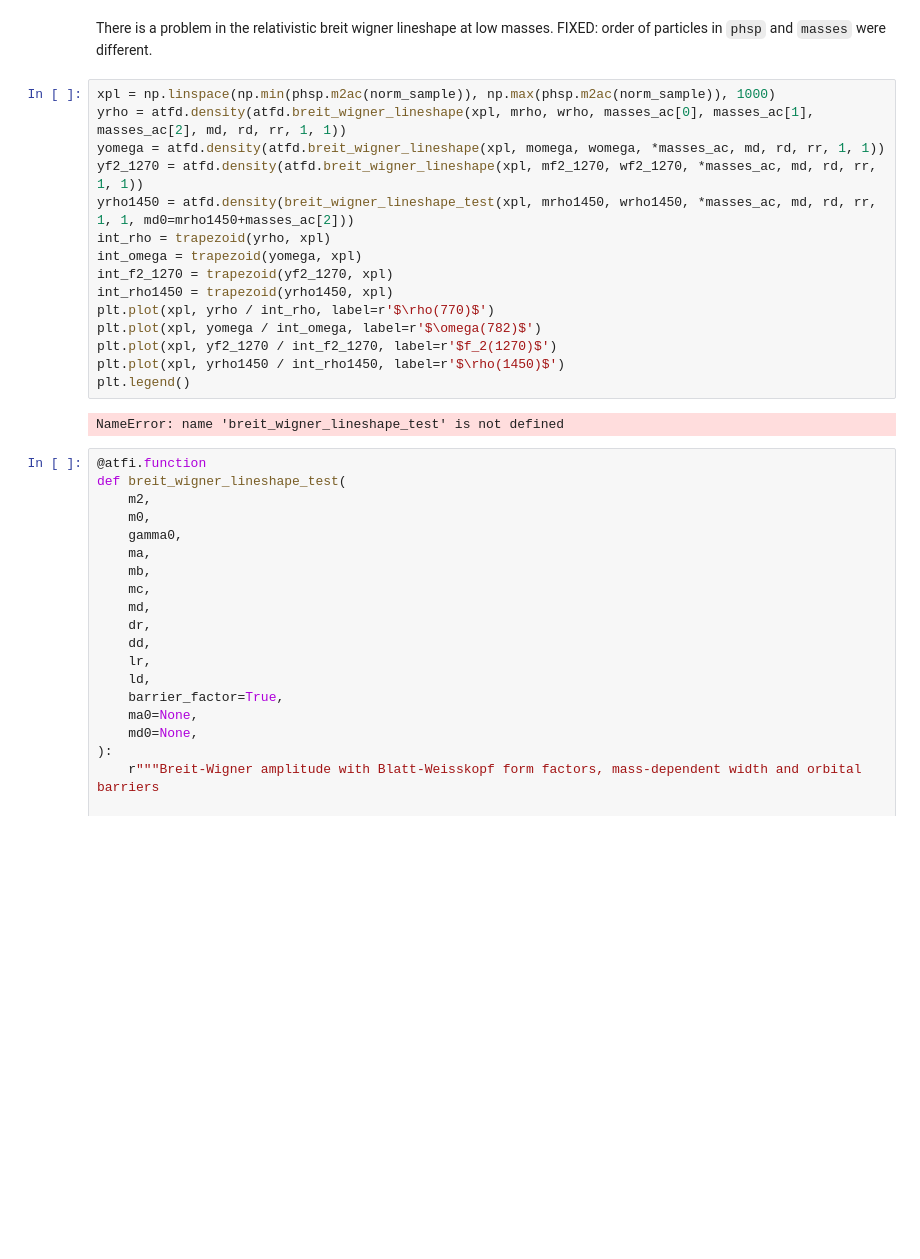
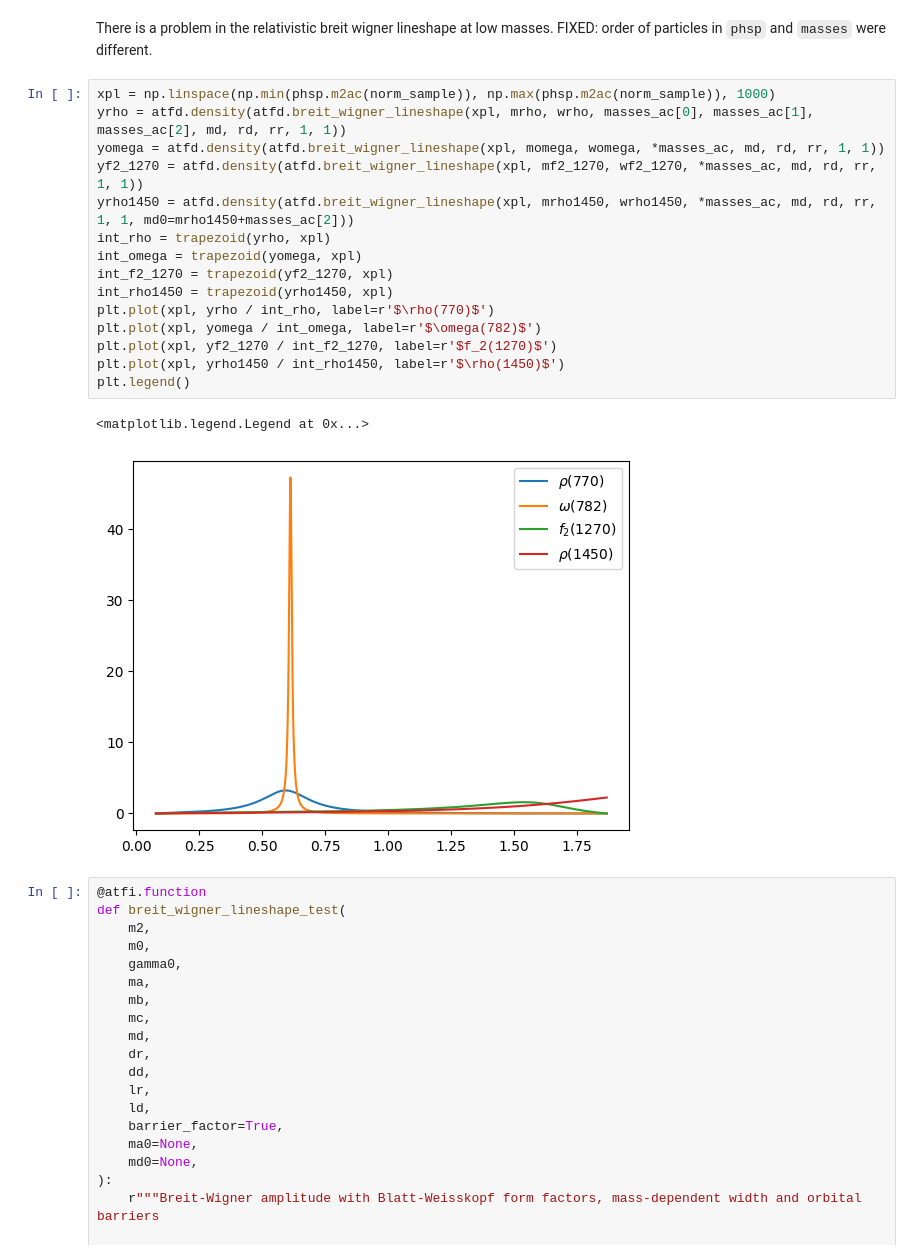
Before and after one commit to cpviolation/tfa_examples, a Jupyter notebook: notebooks/study_lineshapes.ipynb, the cells around one changed output. Saved outputs shown, nothing was run; the diff lists cells and outputs as text; blank space fills up the shorter version.

```diff
--- a/notebooks/study_lineshapes.ipynb
+++ b/notebooks/study_lineshapes.ipynb
@@ -122,20 +122,21 @@ There is a problem in the relativistic breit wigner lineshape at low masses. FIX
 # %%
 xpl = np.linspace(np.min(phsp.m2ac(norm_sample)), np.max(phsp.m2ac(norm_sample)), 1000)
 yrho = atfd.density(atfd.breit_wigner_lineshape(xpl, mrho, wrho, masses_ac[0], masses_ac[1], masses_ac[2], md, rd, rr, 1, 1))
 yomega = atfd.density(atfd.breit_wigner_lineshape(xpl, momega, womega, *masses_ac, md, rd, rr, 1, 1))
 yf2_1270 = atfd.density(atfd.breit_wigner_lineshape(xpl, mf2_1270, wf2_1270, *masses_ac, md, rd, rr, 1, 1))
-yrho1450 = atfd.density(breit_wigner_lineshape_test(xpl, mrho1450, wrho1450, *masses_ac, md, rd, rr, 1, 1, md0=mrho1450+masses_ac[2]))
+yrho1450 = atfd.density(atfd.breit_wigner_lineshape(xpl, mrho1450, wrho1450, *masses_ac, md, rd, rr, 1, 1, md0=mrho1450+masses_ac[2]))
 int_rho = trapezoid(yrho, xpl)
 int_omega = trapezoid(yomega, xpl)
 int_f2_1270 = trapezoid(yf2_1270, xpl)
 int_rho1450 = trapezoid(yrho1450, xpl)
 plt.plot(xpl, yrho / int_rho, label=r'$\rho(770)$')
 plt.plot(xpl, yomega / int_omega, label=r'$\omega(782)$')
 plt.plot(xpl, yf2_1270 / int_f2_1270, label=r'$f_2(1270)$')
 plt.plot(xpl, yrho1450 / int_rho1450, label=r'$\rho(1450)$')
 plt.legend()
 # %% [output]
-NameError: name 'breit_wigner_lineshape_test' is not defined
+<matplotlib.legend.Legend at 0x...>
+[figure, added]
 # %%
 @atfi.function
 def breit_wigner_lineshape_test(
```
Also changed, not shown: parts of 14 cells of this notebook, 1 other file.
